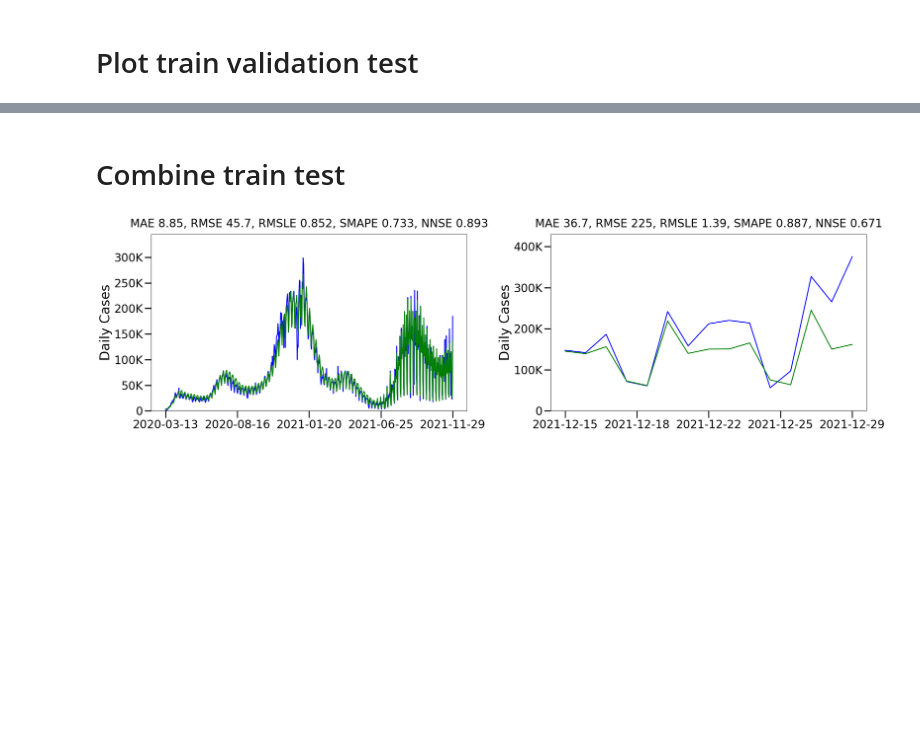
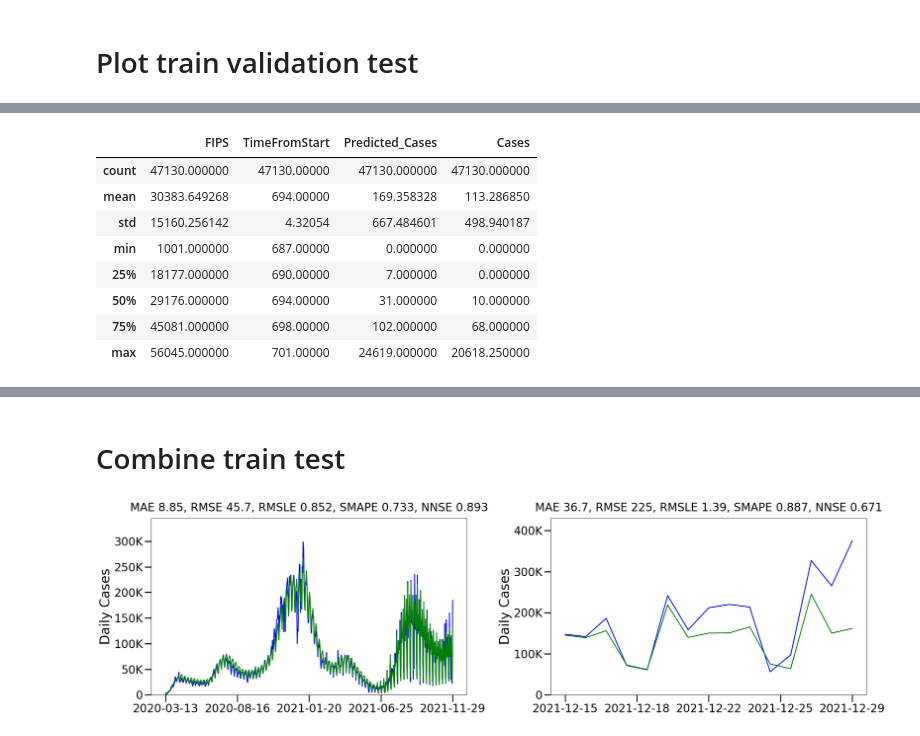
Before and after one commit to Data-ScienceHub/gpce-covid, a Jupyter notebook: TFT-pytorch/notebook/Plot prediction.ipynb, the cells around one changed output, grey strips where cells are left out. Saved outputs shown, nothing was run; the diff lists cells and outputs as text; code cells hidden in the pictures; blank space fills up the shorter version.

```diff
--- a/TFT-pytorch/notebook/Plot prediction.ipynb
+++ b/TFT-pytorch/notebook/Plot prediction.ipynb
@@ -49,3 +46,15 @@ plotter.summed_plot(validation, type='Validation', save=True)
+# %%
+test.describe()
+# %% [output]
+|  | FIPS | TimeFromStart | Predicted_Cases | Cases |
+| count | 47130.000000 | 47130.00000 | 47130.000000 | 47130.000000 |
+| mean | 30383.649268 | 694.00000 | 169.358328 | 113.286850 |
+| std | 15160.256142 | 4.32054 | 667.484601 | 498.940187 |
+| min | 1001.000000 | 687.00000 | 0.000000 | 0.000000 |
+| 25% | 18177.000000 | 690.00000 | 7.000000 | 0.000000 |
+| 50% | 29176.000000 | 694.00000 | 31.000000 | 10.000000 |
+| 75% | 45081.000000 | 698.00000 | 102.000000 | 68.000000 |
+| max | 56045.000000 | 701.00000 | 24619.000000 | 20618.250000 |
 # %%
 plotter.summed_plot(test, type='Test', save=True)
 # plotter.summed_plot(test, type='Test_error', save=True, plot_error=True)
```
Also changed, not shown: parts of 5 cells of this notebook, 18 other files.
